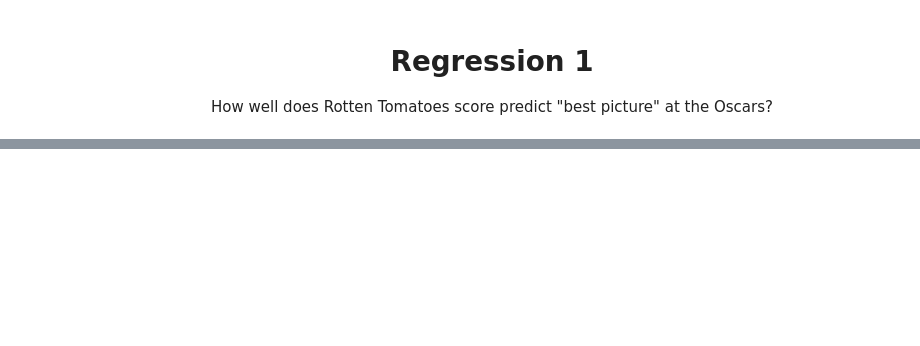
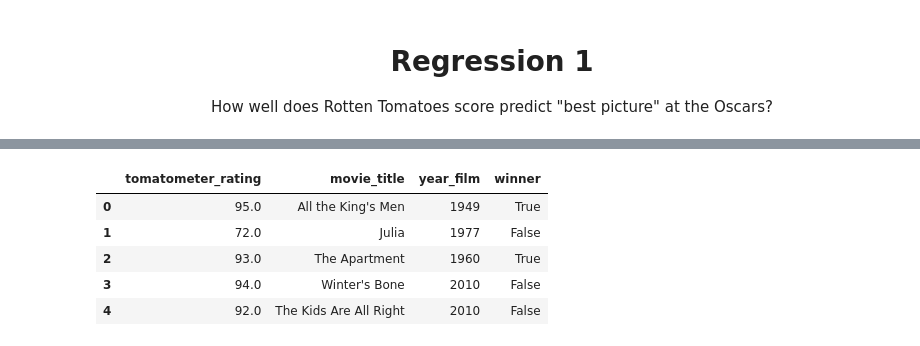
Before and after one commit to Jonathan-Alexander/DATA515-RottenTomatoesAnalysis, a Jupyter notebook: rotten_tomatoes/q1_modeling.ipynb, the cells around one changed output, grey strips where cells are left out. Saved outputs shown, nothing was run; the diff lists cells and outputs as text; code cells hidden in the pictures; blank space fills up the shorter version.

```diff
--- a/rotten_tomatoes/q1_modeling.ipynb
+++ b/rotten_tomatoes/q1_modeling.ipynb
@@ -18,0 +44,4 @@ FileNotFoundError: [Errno 2] No such file or directory: '../data/full_data.csv'
+# %%
+# TODO: Cluster best picture categories in cleaning script
+best_picture_categories = ['BEST MOTION PICTURE', 'BEST PICTURE', 'OUTSTANDING PICTURE',
+                           'OUTSTANDING MOTION PICTURE', 'Best Picture', 'BEST MOTION PICTURE']
@@ -18,0 +62,10 @@ FileNotFoundError: [Errno 2] No such file or directory: '../data/full_data.csv'
+# %%
+data = data.reset_index(drop=True)
+data.head()
+# %% [output]
+|  | tomatometer_rating | movie_title | year_film | winner |
+| 0 | 95.0 | All the King's Men | 1949 | True |
+| 1 | 72.0 | Julia | 1977 | False |
+| 2 | 93.0 | The Apartment | 1960 | True |
+| 3 | 94.0 | Winter's Bone | 2010 | False |
+| 4 | 92.0 | The Kids Are All Right | 2010 | False |
```
Also changed, not shown: parts of 49 cells of this notebook, 1 other file.
